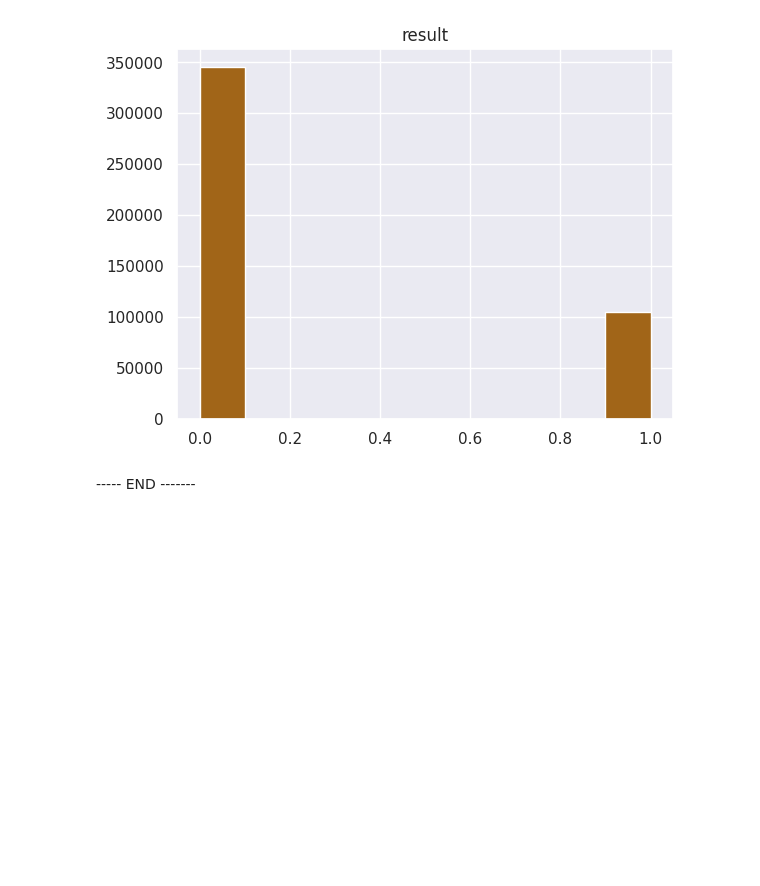
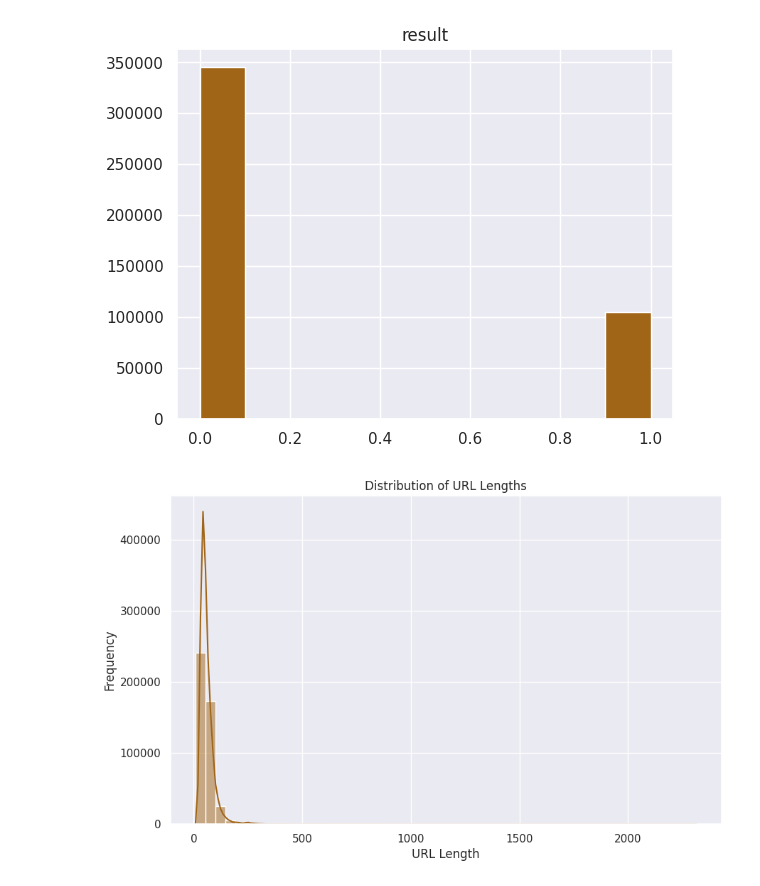
Before and after one commit to vidhya2324/Machine_learning, a Jupyter notebook: code.ipynb, the cells around one changed output. Saved outputs shown, nothing was run; the diff lists cells and outputs as text; code cells hidden in the pictures; blank space fills up the shorter version.

```diff
--- a/code.ipynb
+++ b/code.ipynb
@@ -263,5 +263,13 @@ urls_data.hist(column='result')
 # %% [output]
 array([[<Axes: title={'center': 'result'}>]], dtype=object)
 [figure]
-# %% [markdown]
------ END -------
+# %%
+urls_data['url_length'] = urls_data['url'].apply(lambda x: len(x))
+plt.figure(figsize=(10,6))
+sns.histplot(urls_data['url_length'], bins=50, kde=True)
+plt.title('Distribution of URL Lengths')
+plt.xlabel('URL Length')
+plt.ylabel('Frequency')
+plt.show()
+# %% [output]
+[figure, added]
```
Also changed, not shown: parts of 13 cells of this notebook.
